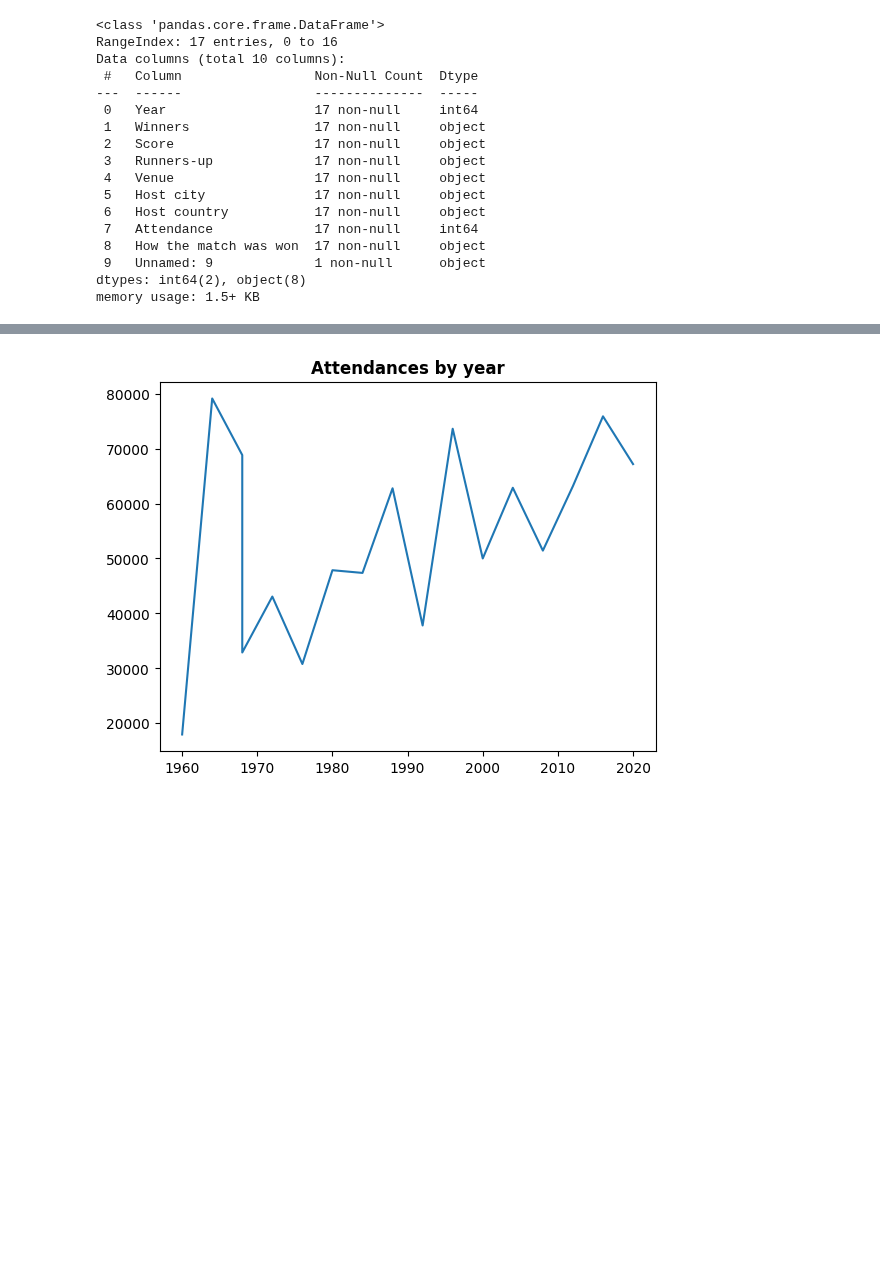
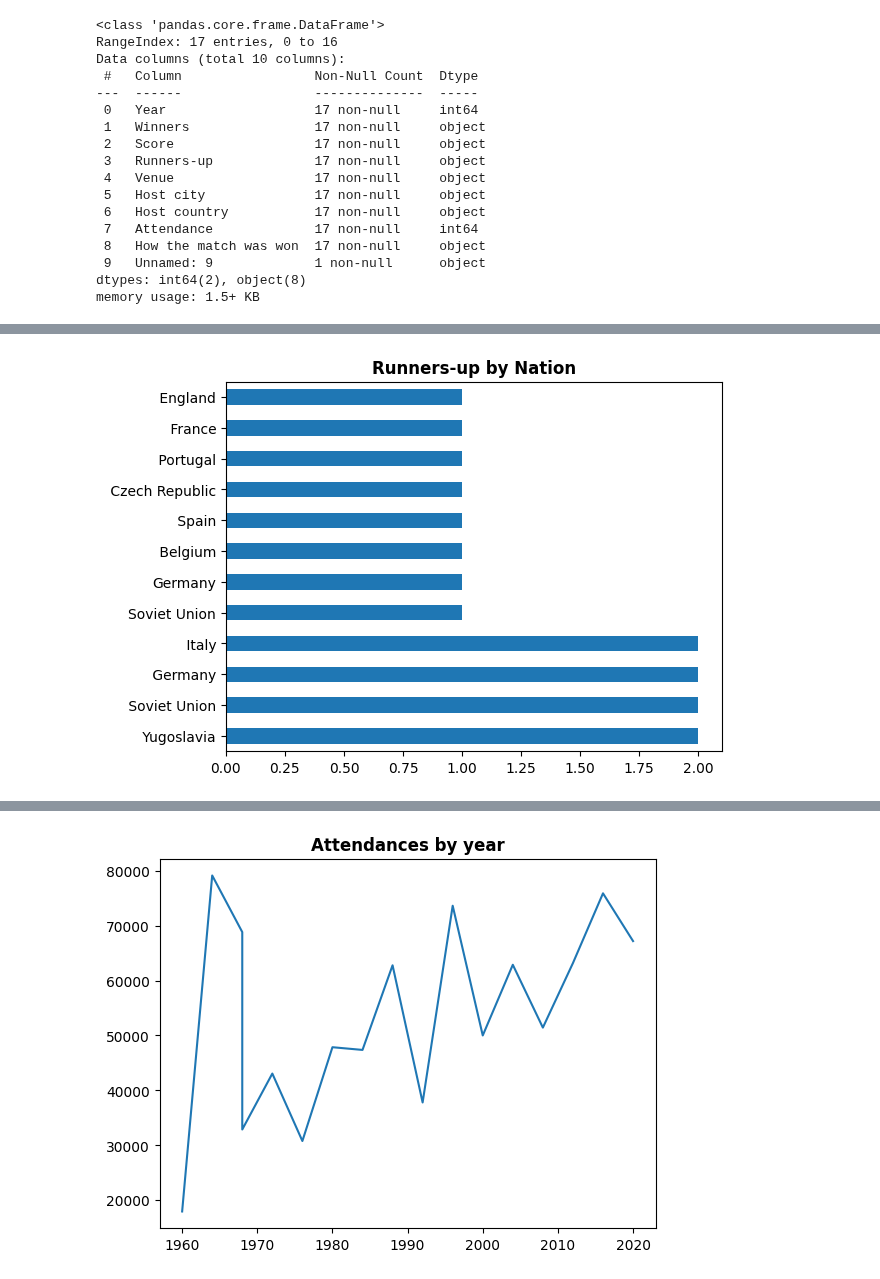
Before and after one commit to guilhermelaviola/SoccerCompetitionsStudy, a Jupyter notebook: UEFAEuroStudy.ipynb, the cells around one changed output, grey strips where cells are left out. Cells and saved outputs as stored; diff of their text form; code cells hidden in the pictures; blank space fills up the shorter version.

```diff
--- a/UEFAEuroStudy.ipynb
+++ b/UEFAEuroStudy.ipynb
@@ -50,0 +59,8 @@ memory usage: 1.5+ KB
+# %%
+# Displaying runners-up by Nation:
+ue.groupby('Year').first()['Runners-up'].value_counts().plot(kind = 'barh')
+plt.ylabel(None)
+plt.title('Runners-up by Nation', fontweight = 'bold')
+plt.show()
+# %% [output]
+[figure, added]
```
Also changed, not shown: parts of 6 cells of this notebook.
